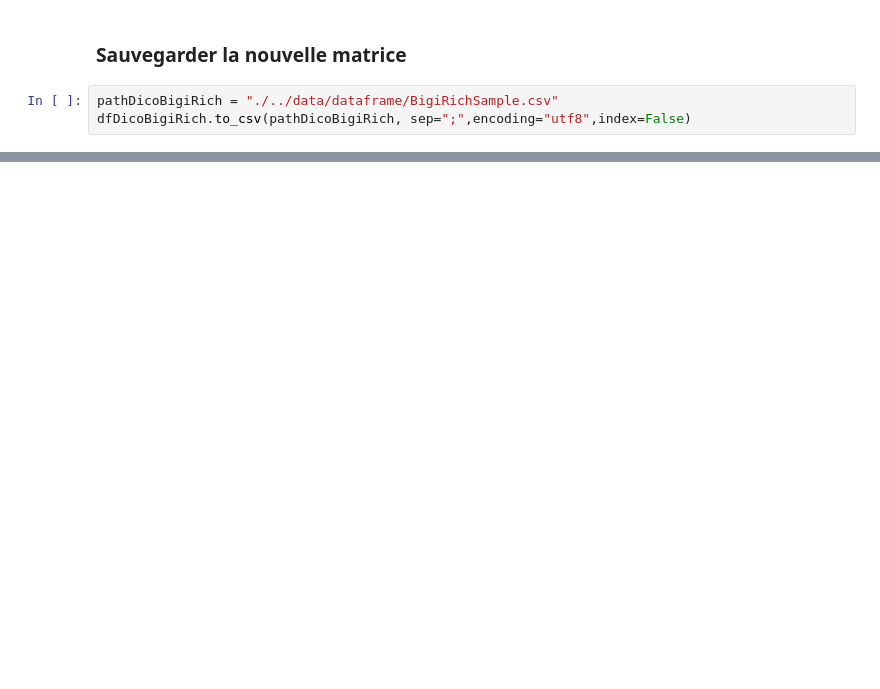
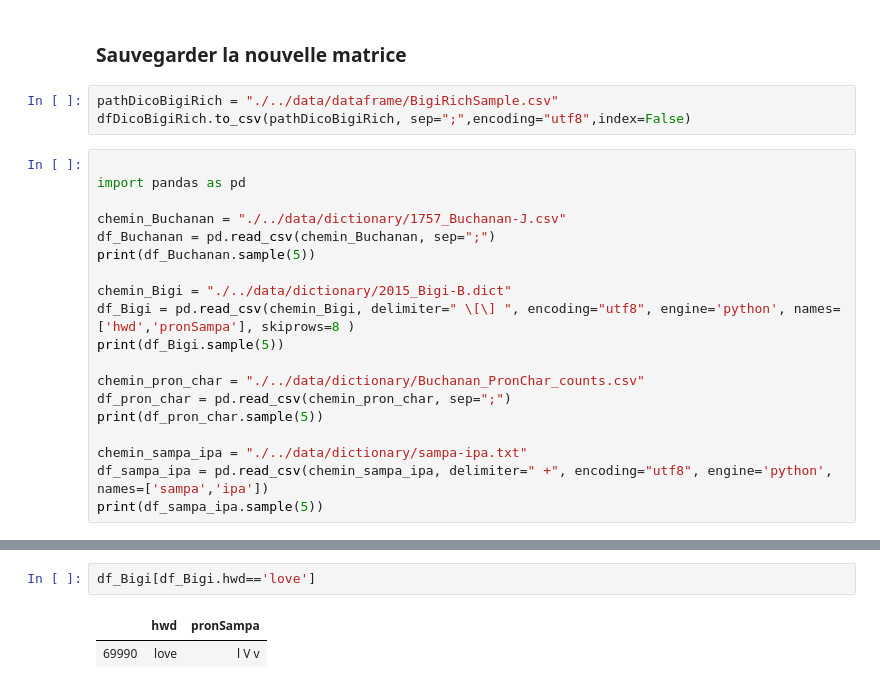
Before and after one commit to qLachaussee/Analyse_non_numerique, a Jupyter notebook: notebook/pandasTricks.ipynb, the cells around one changed output, grey strips where cells are left out. Cells and saved outputs as stored; diff of their text form; blank space fills up the shorter version.

```diff
--- a/notebook/pandasTricks.ipynb
+++ b/notebook/pandasTricks.ipynb
@@ -198,3 +197,22 @@ dfDicoBigiRich.sample(n=5)
 # %%
 pathDicoBigiRich = "./../data/dataframe/BigiRichSample.csv"
 dfDicoBigiRich.to_csv(pathDicoBigiRich, sep=";",encoding="utf8",index=False)
+# %%
+
+import pandas as pd
+
+chemin_Buchanan = "./../data/dictionary/1757_Buchanan-J.csv"
+df_Buchanan = pd.read_csv(chemin_Buchanan, sep=";")
+print(df_Buchanan.sample(5))
+
+chemin_Bigi = "./../data/dictionary/2015_Bigi-B.dict"
+df_Bigi = pd.read_csv(chemin_Bigi, delimiter=" \[\] ", encoding="utf8", engine='python', names=['hwd','pronSampa'], skiprows=8 )
+print(df_Bigi.sample(5))
+
+chemin_pron_char = "./../data/dictionary/Buchanan_PronChar_counts.csv"
+df_pron_char = pd.read_csv(chemin_pron_char, sep=";")
+print(df_pron_char.sample(5))
+
+chemin_sampa_ipa = "./../data/dictionary/sampa-ipa.txt"
+df_sampa_ipa = pd.read_csv(chemin_sampa_ipa, delimiter=" +", encoding="utf8", engine='python', names=['sampa','ipa'])
+print(df_sampa_ipa.sample(5))
@@ -200,0 +237,5 @@ dfDicoBigiRich.to_csv(pathDicoBigiRich, sep=";",encoding="utf8",index=False)
+# %%
+df_Bigi[df_Bigi.hwd=='love']
+# %% [output]
+|  | hwd | pronSampa |
+| 69990 | love | l V v |
```
Also changed, not shown: parts of 7 cells of this notebook, 3 other files.
